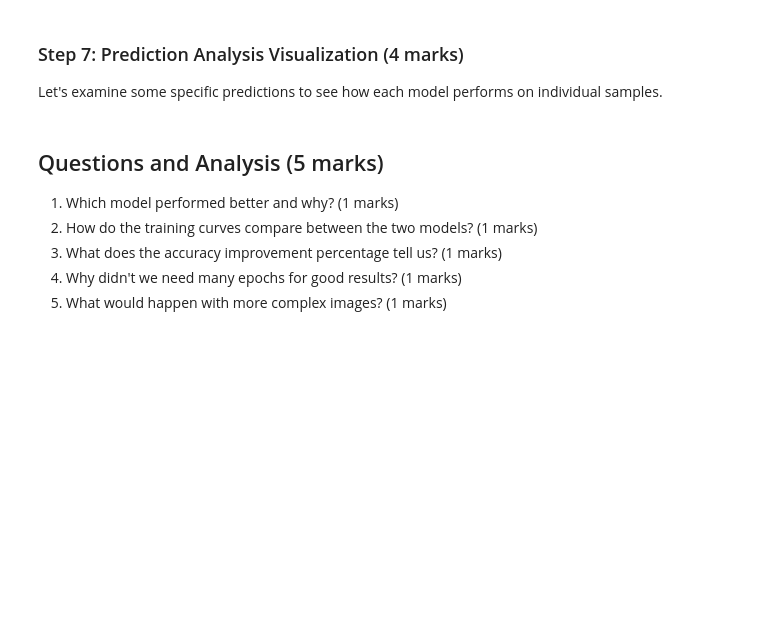
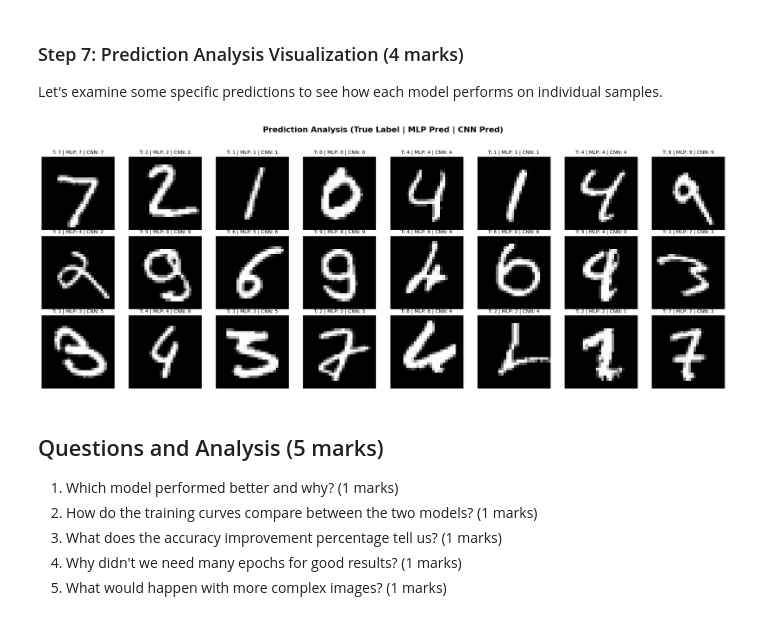
Before and after one commit to maryalrachid-ENGG680/ENGG680_2025_Fall, a Jupyter notebook: Lab_Assignment2/Assignment2_Upload.ipynb, the cells around one changed output. Drawn from its saved outputs; the diff is of its cells as text; code cells hidden in the pictures; blank space fills up the shorter version.

```diff
--- a/Lab_Assignment2/Assignment2_Upload.ipynb
+++ b/Lab_Assignment2/Assignment2_Upload.ipynb
@@ -1263,37 +1361,55 @@ Let's examine some specific predictions to see how each model performs on indivi
 # %%
 # Visualize correct and incorrect predictions, create a 3x8 grid
 # First row: Both models correct
 # Second row: CNN correct, MLP wrong
 # Third row: MLP correct, CNN wrong
 
 # Create subplots
-# your code here (1 marks)
-
+fig, axes = plt.subplots(3, 8, figsize=(20, 8))
+fig.suptitle('Prediction Analysis (True Label | MLP Pred | CNN Pred)', fontsize=16, fontweight='bold')
 
 # Find correct predictions for each case
 # Sample for both_correct
 both_correct = (mlp_predicted_classes == y_test) & (cnn_predicted_classes == y_test)
 both_correct_indices = np.where(both_correct)[0][:8]
 
-# your code here (1 marks)
+# Sample for cnn_correct_mlp_wrong
+cnn_correct_mlp_wrong = (cnn_predicted_classes == y_test) & (mlp_predicted_classes != y_test)
+cnn_correct_mlp_wrong_indices = np.where(cnn_correct_mlp_wrong)[0][:8]
 
-
-
+# Sample for mlp_correct_cnn_wrong
+mlp_correct_cnn_wrong = (mlp_predicted_classes == y_test) & (cnn_predicted_classes != y_test)
+mlp_correct_cnn_wrong_indices = np.where(mlp_correct_cnn_wrong)[0][:8]
 
 # Plot examples, you can learn how to plot them from previous plotting code in Part 2
 # Add a title for each graph showing the true label and both model predictions
 # hint: use for loop to iterate through the indices and plot each image
-# your code here (2 marks)
 
+def plot_predictions(indices, row_idx, title_prefix):
+    for i, idx in enumerate(indices):
+        image = X_test[idx]
+        true_label = y_test[idx]
+        mlp_pred = mlp_predicted_classes[idx]
+        cnn_pred = cnn_predicted_classes[idx]
 
+        ax = axes[row_idx, i]
+        ax.imshow(image, cmap='gray')
+        ax.set_title(f'T: {true_label} | MLP: {mlp_pred} | CNN: {cnn_pred}', fontsize=10)
+        ax.axis('off')
 
+# First row: Both models correct
+plot_predictions(both_correct_indices, 0, 'Both Correct')
 
+# Second row: CNN correct, MLP wrong
+plot_predictions(cnn_correct_mlp_wrong_indices, 1, 'CNN Correct, MLP Wrong')
 
+# Third row: MLP correct, CNN wrong
+plot_predictions(mlp_correct_cnn_wrong_indices, 2, 'MLP Correct, CNN Wrong')
 
-
-
-
+plt.tight_layout(rect=[0, 0.03, 1, 0.95])
 plt.show()
+# %% [output]
+[figure, added]
 # %% [markdown]
 ## Questions and Analysis (5 marks)
 
```
Also changed, not shown: parts of 10 cells of this notebook.
